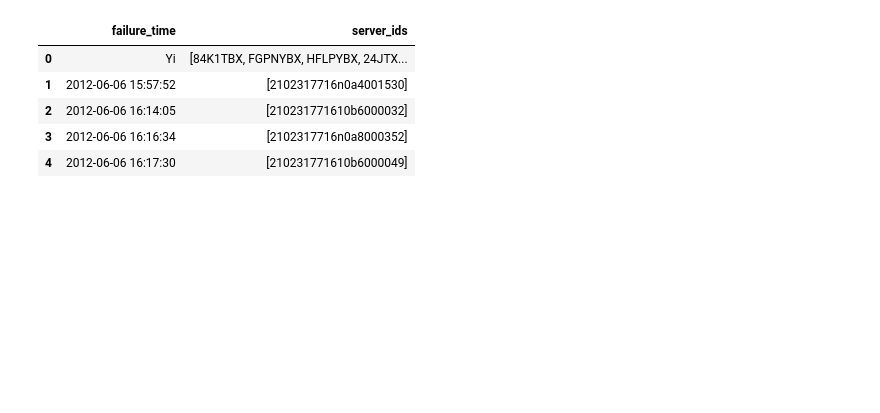
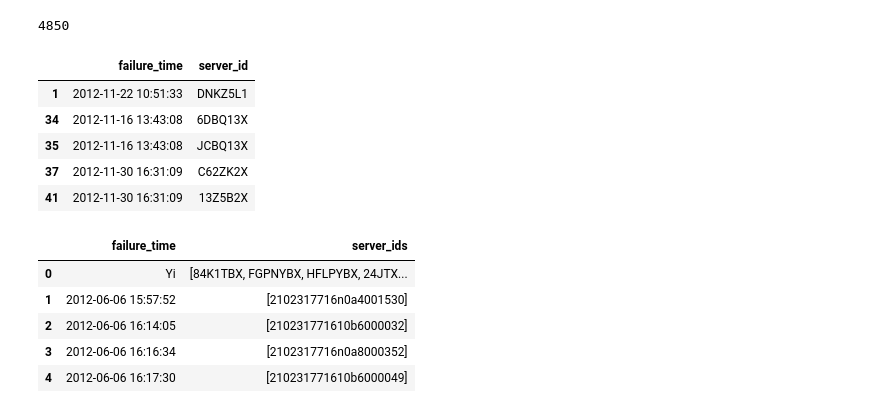
Before and after one commit to shivanshudwivedi/SSD-Disk-Failure-Prediction, a Jupyter notebook: Data_Mining_Research.ipynb, the cells around one changed output. Cells and saved outputs as stored; diff of their text form; code cells hidden in the pictures; blank space fills up the shorter version.

```diff
--- a/Data_Mining_Research.ipynb
+++ b/Data_Mining_Research.ipynb
@@ -40,3 +32,25 @@ failed_servers_df.head()
+# %%
+# To identify the servers which fail more than once
+
+#Grouping the servers which have more than 1 failures at the same time
+grouped = error_disk_df.groupby("failure_time").filter(lambda x: len(x) > 1)
+
+#Creating the dataFrame of the time values with greater than 1 server ids
+multiple_failed_servers_df = grouped[["failure_time", "server_id"]]
+
+#Showing the dataFrame
+print(multiple_failed_servers_df.size)
+
+#Printing the dataFrame type
+multiple_failed_servers_df.head()
+# %% [output]
+4850
+|  | failure_time | server_id |
+| 1 | 2012-11-22 10:51:33 | DNKZ5L1 |
+| 34 | 2012-11-16 13:43:08 | 6DBQ13X |
+| 35 | 2012-11-16 13:43:08 | JCBQ13X |
+| 37 | 2012-11-30 16:31:09 | C62ZK2X |
+| 41 | 2012-11-30 16:31:09 | 13Z5B2X |
 # %%
 # To group the timeValues with same serverID vallues
 grouped_time_df = error_disk_df.groupby('failure_time')['server_id'].apply(list).reset_index(name='server_ids')
```
Also changed, not shown: parts of 2 cells of this notebook.
